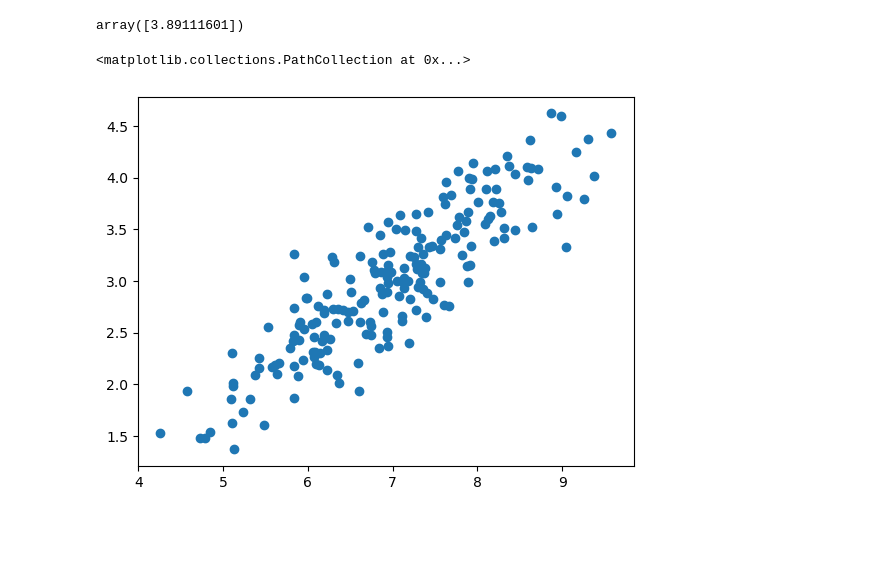
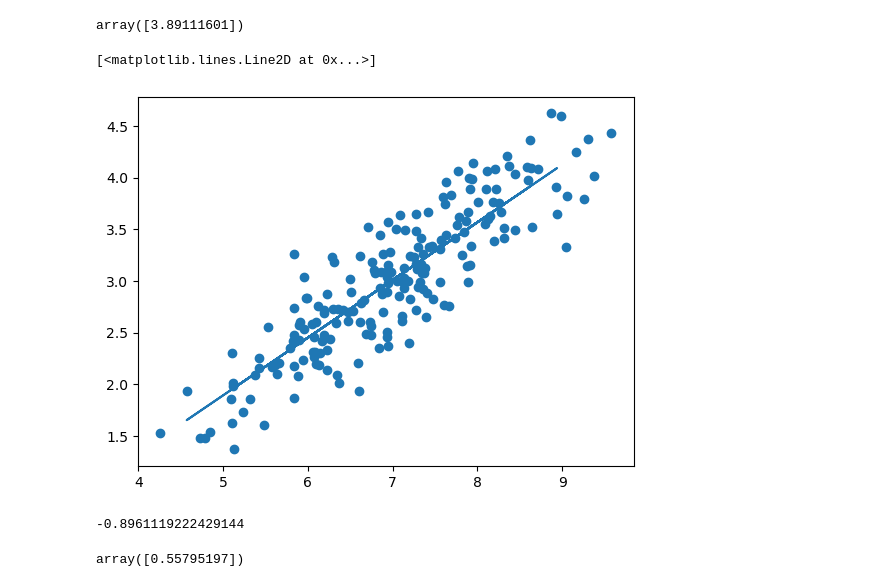
Before and after one commit to shivishivendra123/Machine-Learning, a Jupyter notebook: Simple Linear Regression.ipynb, the cells around one changed output. Cells and saved outputs as stored; diff of their text form; code cells hidden in the pictures; blank space fills up the shorter version.

```diff
--- a/Simple Linear Regression.ipynb
+++ b/Simple Linear Regression.ipynb
@@ -70,7 +70,15 @@ lr.predict(X_test.iloc[0].values.reshape(1,1))
 array([3.89111601])
 # %%
 plt.scatter(df['cgpa'],df['package'])
-plt.pl
+plt.plot(X_test,lr.predict(X_test))
 # %% [output]
-<matplotlib.collections.PathCollection at 0x...>
+[<matplotlib.lines.Line2D at 0x...>]
-[figure, old version]
+[figure, new version]
+# %%
+lr.intercept_
+# %% [output]
+-0.8961119222429144
+# %%
+lr.coef_
+# %% [output]
+array([0.55795197])
```
Also changed, not shown: parts of 8 cells of this notebook.
